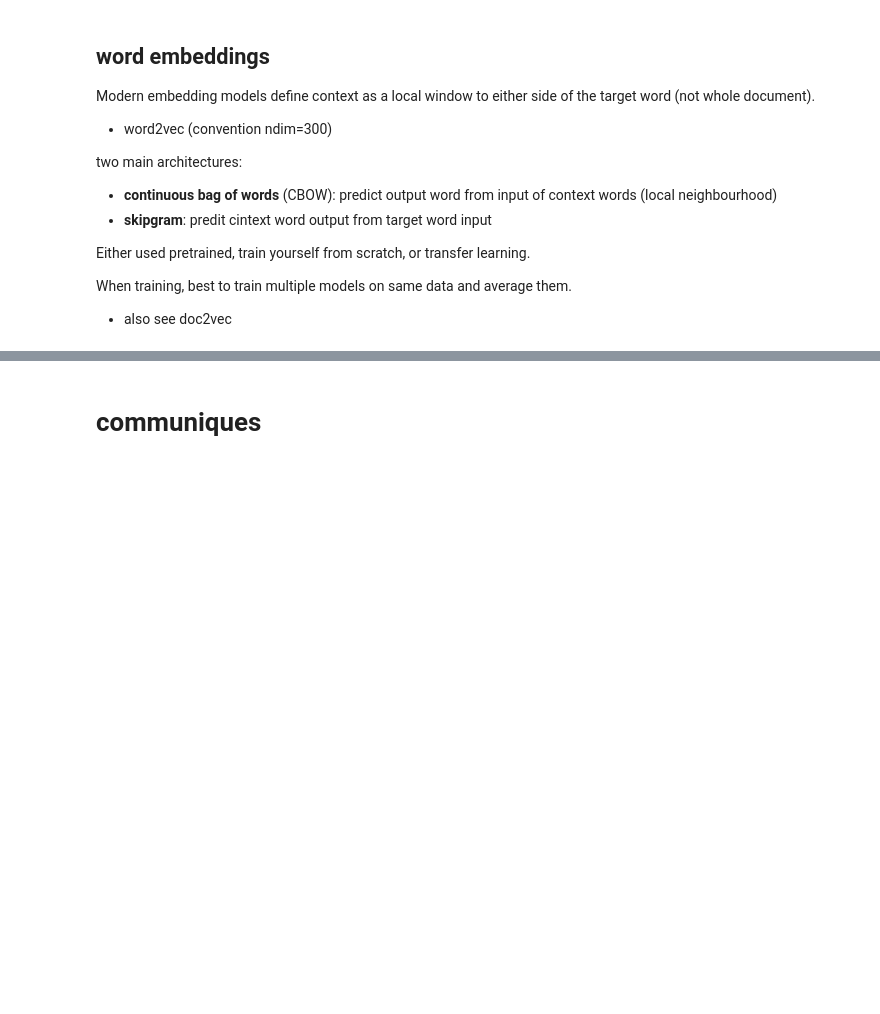
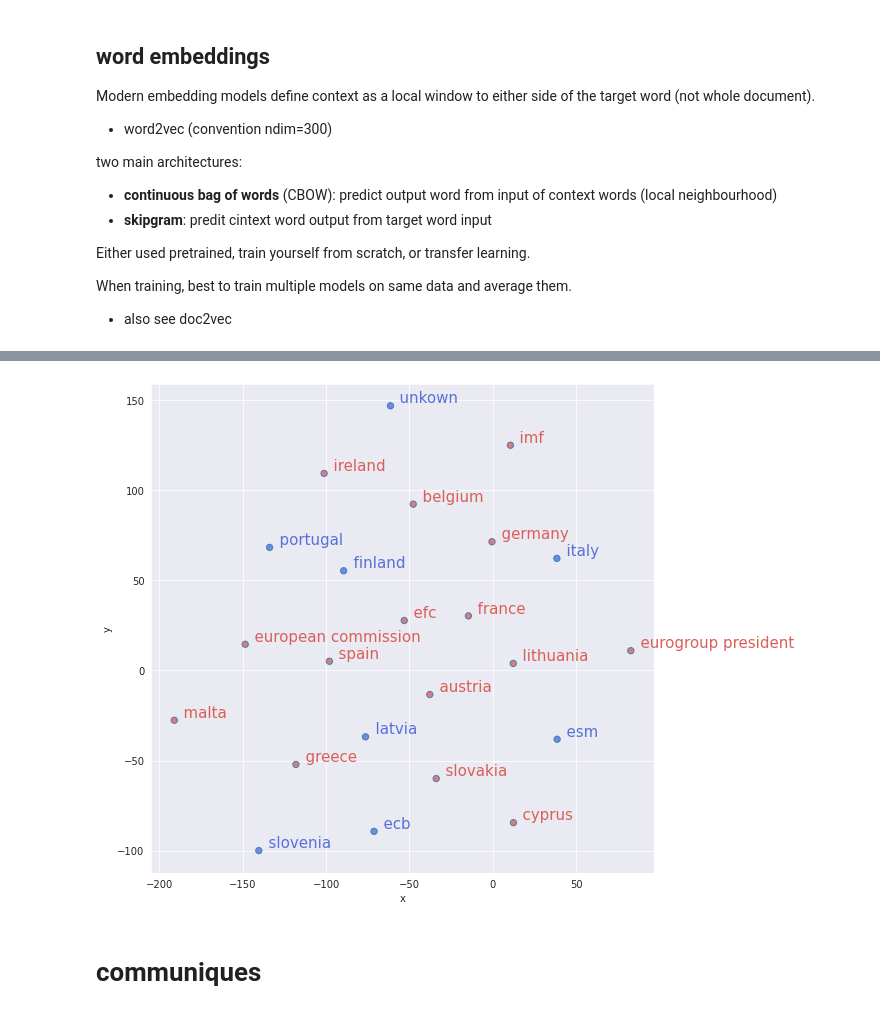
Before and after one commit to ariansajina/master-thesis, a Jupyter notebook: notebook.ipynb, the cells around one changed output, grey strips where cells are left out. Saved outputs shown, nothing was run; the diff lists cells and outputs as text; code cells hidden in the pictures; blank space fills up the shorter version.

```diff
--- a/notebook.ipynb
+++ b/notebook.ipynb
@@ -594,0 +645,3 @@ df.head(20)
+# %%
+# lower-case everything, combine to single string
+raw_doc = ' '.join(df.speech.apply(lambda s: s.lower()))
@@ -594,0 +934,2 @@ df.head(20)
+# %%
+grouped = df.drop(columns=['timestamp','date','speaker']).groupby('entity').apply(lambda s: ' '.join(s.speech))
@@ -594,0 +958,13 @@ df.head(20)
+# %%
+d2v_model = Doc2Vec(vector_size=300,
+                    window=3,
+                    sample=1e-5,
+                    negative=5,
+                    min_count=10,
+                    #alpha=0.03,
+                    #min_alpha=0.000007,
+                    workers=-1,
+                    epochs=10000,
+                    dm=0,
+                    dbow_words=1
+)
@@ -594,0 +973,2 @@ df.head(20)
+# %%
+d2v_model.train(documents, total_examples=d2v_model.corpus_count, epochs=d2v_model.epochs)
@@ -594,0 +979,65 @@ df.head(20)
+# %%
+labels = grouped.index
+arrays = np.empty((0, 300), dtype='f')
+
+for label in labels:
+    #print(d2v_model.docvecs[label].shape)
+    arrays = np.append(arrays, d2v_model.docvecs[label].reshape((1,300)), axis=0)
+
+pca = PCA(n_components=0.95)
+reduc = pca.fit_transform(arrays)
+print(reduc.shape)
+#print('Explained variation per principal component: {}'.format(pca.explained_variance_ratio_))
+
+
+# CLUSTERING
+from sklearn.cluster import KMeans
+km = KMeans(n_clusters=2, max_iter=1000)
+clusters = km.fit_predict(reduc)
+centroids = km.cluster_centers_
+
+color_palette = np.array(sns.color_palette("hls", 8))[np.array([0,5])]
+colors = list(color_palette[clusters])
+
+# Finds t-SNE coordinates for 2 dimensions
+np.set_printoptions(suppress=True)
+
+Y = TSNE(n_components=2, perplexity=15, n_iter=20000).fit_transform(reduc)
+
+# Sets everything up to plot
+df = pd.DataFrame({'x': [x for x in Y[:, 0]],
+                    'y': [y for y in Y[:, 1]],
+                    'words': labels,
+                    'color': colors})
+
+fig, _ = plt.subplots()
+fig.set_size_inches(9, 9)
+
+# Basic plot
+p1 = sns.regplot(data=df,
+                     x="x",
+                     y="y",
+                     fit_reg=False,
+                     marker="o",
+                     scatter_kws={'s': 40,
+                                  'facecolors': df['color']
+                        }
+                    )
+
+# Adds annotations one by one with a loop
+for line in range(0, df.shape[0]):
+     p1.text(df["x"][line],
+             df['y'][line],
+             '  ' + df["words"][line],
+             horizontalalignment='left',
+             verticalalignment='bottom', size='medium',
+             color=df['color'][line],
+             weight='normal'
+            ).set_size(15)
+
+
+#plt.xlim(Y[:, 0].min()-50, Y[:, 0].max()+50)
+#plt.ylim(Y[:, 1].min()-50, Y[:, 1].max()+50)
+
+#plt.title(f't-SNE visualization for closest neighbors of {word1.split("_")[0]} and {word2.split("_")[0]}')
+# %% [output]
@@ -595,3 +1045,4 @@ df.head(20)
+[figure, added]
 # %% [markdown]
 # communiques
 # %%
```
Also changed, not shown: parts of 67 cells of this notebook.
